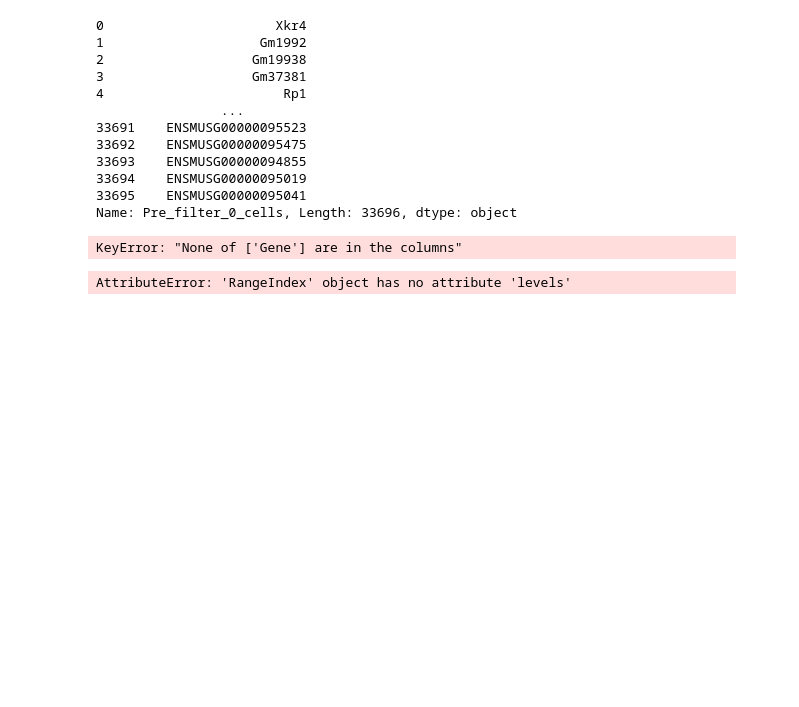
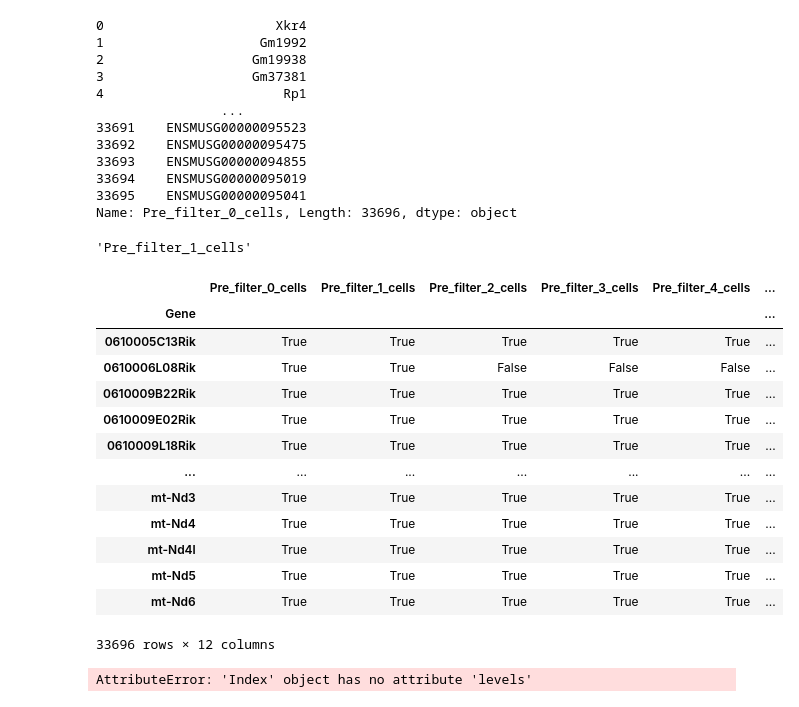
Before and after one commit to Oiya861028/1-sc_practice, a Jupyter notebook: Differential_Gene_Analysis/Comparing_Filter.ipynb, the cells around one changed output. Saved outputs shown, nothing was run; the diff lists cells and outputs as text; code cells hidden in the pictures; blank space fills up the shorter version.

Commit message:
Created unified dataframe for all filters, but couldn't run upsetplot

```diff
--- a/Differential_Gene_Analysis/Comparing_Filter.ipynb
+++ b/Differential_Gene_Analysis/Comparing_Filter.ipynb
@@ -114,8 +114,38 @@ filters = pd.concat(filter_series, axis=1, join='outer')
+# %%
+filter_series[1].name
+# %% [output]
+'Pre_filter_1_cells'
 # %%
-filters.index
+for i, filter in enumerate(filter_series):
+    if i == 0:
+        continue
+    else:
+        filters = filters.merge(pd.DataFrame(filter), left_on="Pre_filter_0_cells", right_on=filter.name, how = "outer")
-# %% [output]
-KeyError: "None of ['Gene'] are in the columns"
+# %%
+filters_na = filters.isna()
+# %%
+filters_na.set_index(filters["Post_filter_0_cells"], inplace = True)
+filters_na.index.name = "Gene"
+# %%
+gene_present = ~filters_na
+# %%
+gene_present
+# %% [output]
+|  | Pre_filter_0_cells | Pre_filter_1_cells | Pre_filter_2_cells | Pre_filter_3_cells | Pre_filter_4_cells | ... |
+| Gene |  |  |  |  |  | ... |
+| 0610005C13Rik | True | True | True | True | True | ... |
+| 0610006L08Rik | True | True | False | False | False | ... |
+| 0610009B22Rik | True | True | True | True | True | ... |
+| 0610009E02Rik | True | True | True | True | True | ... |
+| 0610009L18Rik | True | True | True | True | True | ... |
+| ... | ... | ... | ... | ... | ... | ... |
+| mt-Nd3 | True | True | True | True | True | ... |
+| mt-Nd4 | True | True | True | True | True | ... |
+| mt-Nd4l | True | True | True | True | True | ... |
+| mt-Nd5 | True | True | True | True | True | ... |
+| mt-Nd6 | True | True | True | True | True | ... |
+33696 rows × 12 columns
 # %%
-upsetplot.plot(filters)
+upsetplot.plot(gene_present[gene_present.columns])
 # %% [output]
-AttributeError: 'RangeIndex' object has no attribute 'levels'
+AttributeError: 'Index' object has no attribute 'levels'
```
Also changed, not shown: parts of 1 cell of this notebook.
